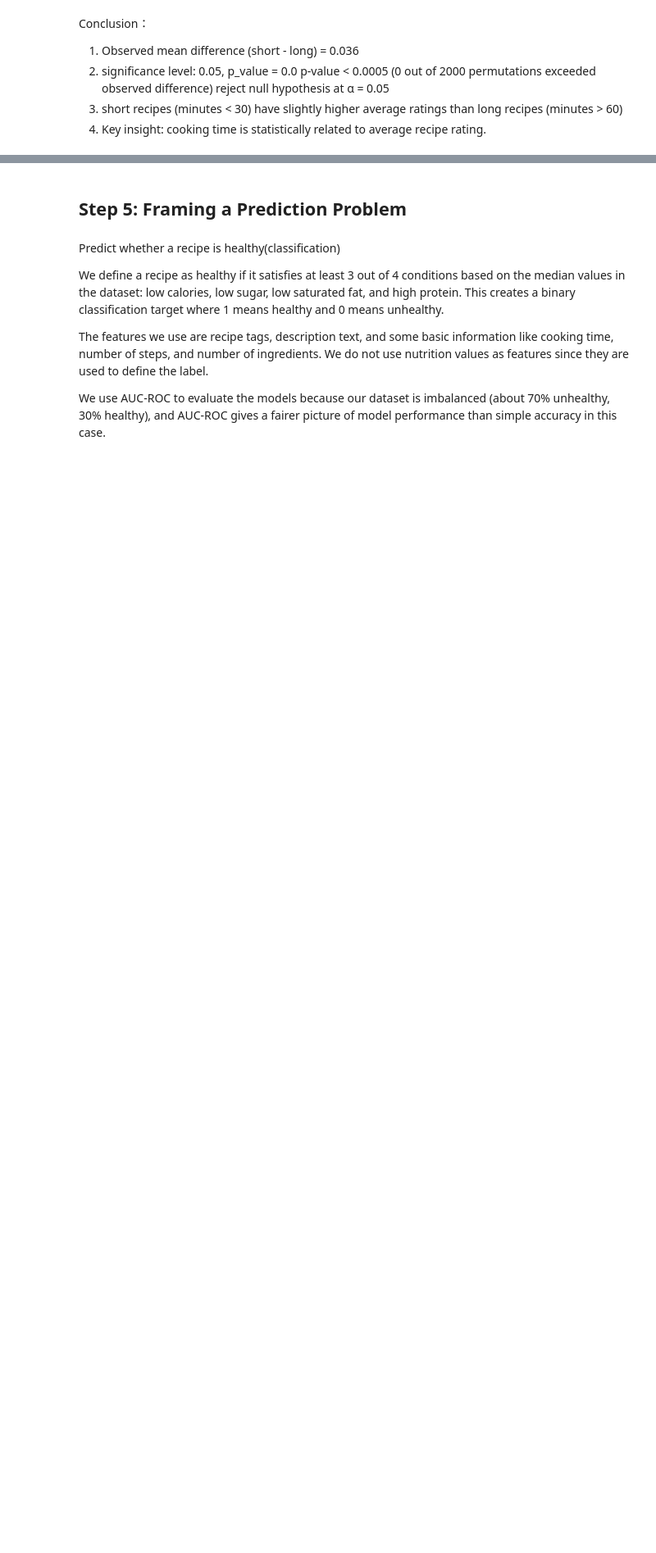
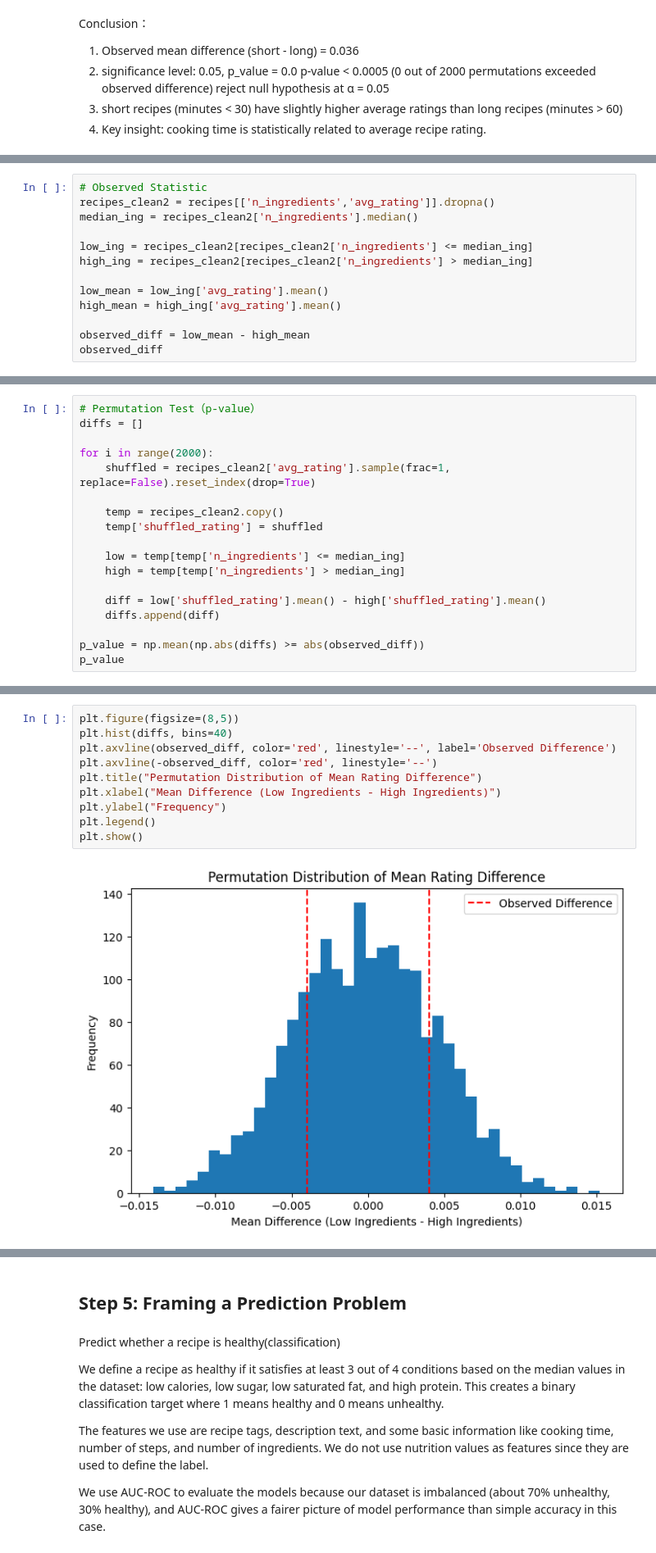
Before and after one commit to boson25/DSC259R_BBH-Horizon-Lab, a Jupyter notebook: notebook/final_project.ipynb, the cells around one changed output, grey strips where cells are left out. Shown at 82% size. Drawn from its saved outputs; the diff is of its cells as text; blank space fills up the shorter version.

Commit message:
Update final project notebook and figures

```diff
--- a/notebook/final_project.ipynb
+++ b/notebook/final_project.ipynb
@@ -420,0 +440,13 @@ cooking time is statistically related to average recipe rating.
+# %%
+# Observed Statistic
+recipes_clean2 = recipes[['n_ingredients','avg_rating']].dropna()
+median_ing = recipes_clean2['n_ingredients'].median()
+
+low_ing = recipes_clean2[recipes_clean2['n_ingredients'] <= median_ing]
+high_ing = recipes_clean2[recipes_clean2['n_ingredients'] > median_ing]
+
+low_mean = low_ing['avg_rating'].mean()
+high_mean = high_ing['avg_rating'].mean()
+
+observed_diff = low_mean - high_mean
+observed_diff
@@ -420,0 +455,18 @@ cooking time is statistically related to average recipe rating.
+# %%
+# Permutation Test（p-value）
+diffs = []
+
+for i in range(2000):
+    shuffled = recipes_clean2['avg_rating'].sample(frac=1, replace=False).reset_index(drop=True)
+
+    temp = recipes_clean2.copy()
+    temp['shuffled_rating'] = shuffled
+
+    low = temp[temp['n_ingredients'] <= median_ing]
+    high = temp[temp['n_ingredients'] > median_ing]
+
+    diff = low['shuffled_rating'].mean() - high['shuffled_rating'].mean()
+    diffs.append(diff)
+
+p_value = np.mean(np.abs(diffs) >= abs(observed_diff))
+p_value
@@ -420,0 +475,12 @@ cooking time is statistically related to average recipe rating.
+# %%
+plt.figure(figsize=(8,5))
+plt.hist(diffs, bins=40)
+plt.axvline(observed_diff, color='red', linestyle='--', label='Observed Difference')
+plt.axvline(-observed_diff, color='red', linestyle='--')
+plt.title("Permutation Distribution of Mean Rating Difference")
+plt.xlabel("Mean Difference (Low Ingredients - High Ingredients)")
+plt.ylabel("Frequency")
+plt.legend()
+plt.show()
+# %% [output]
+[figure, added]
```
Also changed, not shown: parts of 8 cells of this notebook, 5 other files.
